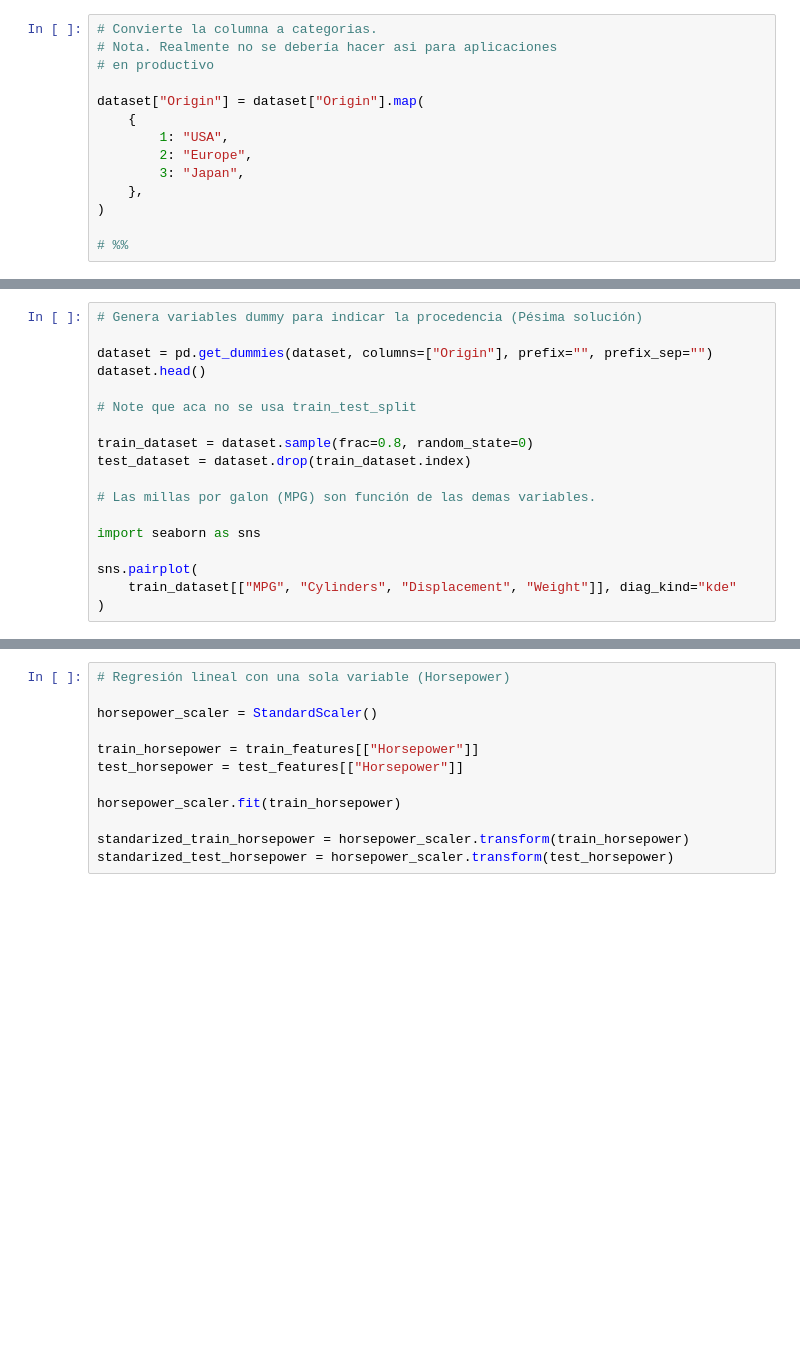
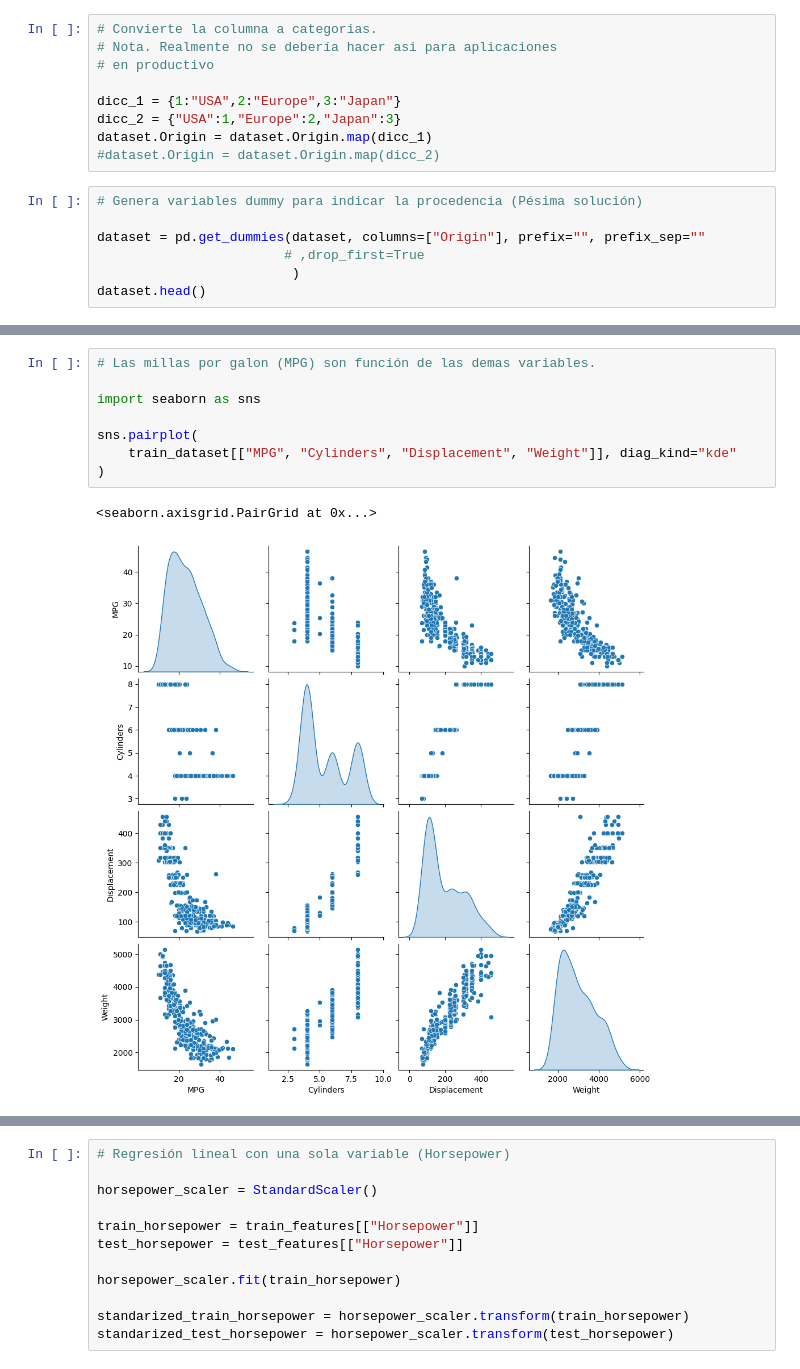
Before and after one commit to 2026-2-predictiva/std-samuel-colorado-castrillon, a Jupyter notebook: PRE_02_regresion_basica/notebooks/notebook.ipynb, the cells around one changed output, grey strips where cells are left out. Drawn from its saved outputs; the diff is of its cells as text; blank space fills up the shorter version.

```diff
--- a/PRE_02_regresion_basica/notebooks/notebook.ipynb
+++ b/PRE_02_regresion_basica/notebooks/notebook.ipynb
@@ -28,12 +63,14 @@ dataset.Origin.value_counts()
 # Nota. Realmente no se debería hacer asi para aplicaciones
 # en productivo
 
-dataset["Origin"] = dataset["Origin"].map(
-    {
-        1: "USA",
-        2: "Europe",
-        3: "Japan",
-    },
-)
-
-# %%
+dicc_1 = {1:"USA",2:"Europe",3:"Japan"}
+dicc_2 = {"USA":1,"Europe":2,"Japan":3}
+dataset.Origin = dataset.Origin.map(dicc_1)
+#dataset.Origin = dataset.Origin.map(dicc_2)
+# %%
+# Genera variables dummy para indicar la procedencia (Pésima solución)
+
+dataset = pd.get_dummies(dataset, columns=["Origin"], prefix="", prefix_sep=""
+                        # ,drop_first=True
+                         )
+dataset.head()
@@ -40,21 +96,14 @@ dataset["Origin"] = dataset["Origin"].map(
 # %%
-# Genera variables dummy para indicar la procedencia (Pésima solución)
-
-dataset = pd.get_dummies(dataset, columns=["Origin"], prefix="", prefix_sep="")
-dataset.head()
-
-# Note que aca no se usa train_test_split
-
-train_dataset = dataset.sample(frac=0.8, random_state=0)
-test_dataset = dataset.drop(train_dataset.index)
-
 # Las millas por galon (MPG) son función de las demas variables.
 
 import seaborn as sns
 
 sns.pairplot(
     train_dataset[["MPG", "Cylinders", "Displacement", "Weight"]], diag_kind="kde"
 )
+# %% [output]
+<seaborn.axisgrid.PairGrid at 0x...>
+[figure, added]
 # %%
 # Cálculo de algunas estadísticas generales
 
```
Also changed, not shown: parts of 33 cells of this notebook, 2 other files.
